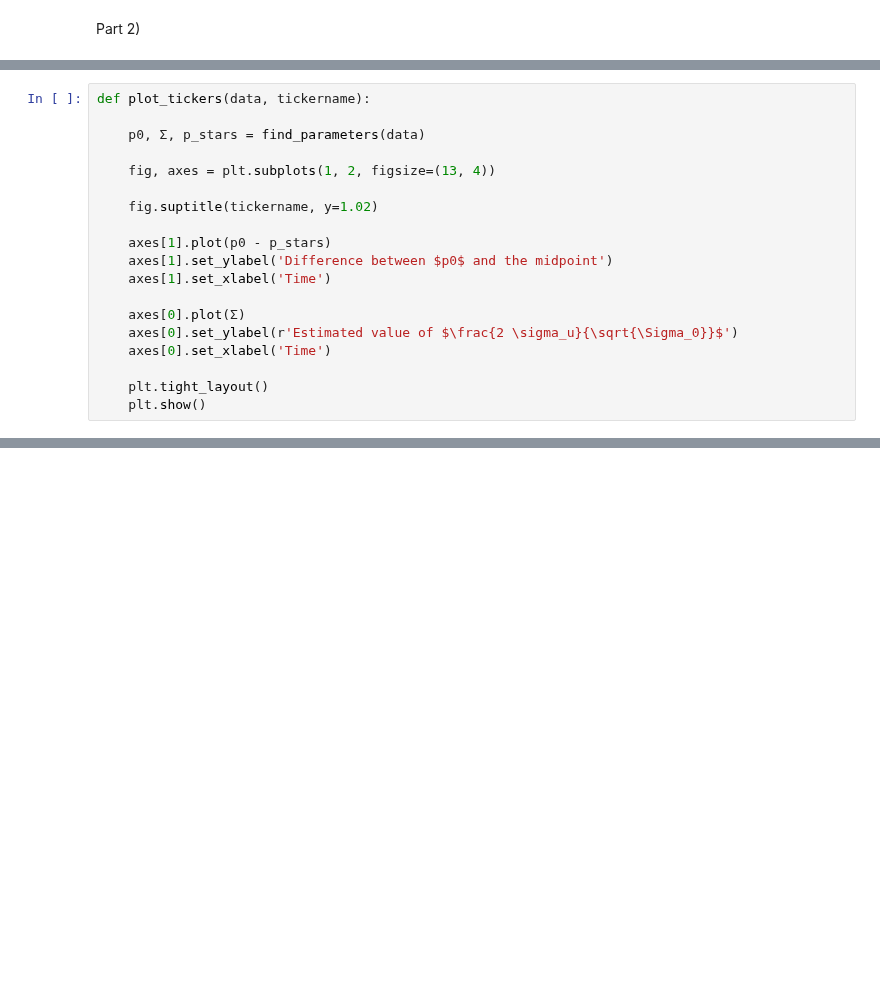
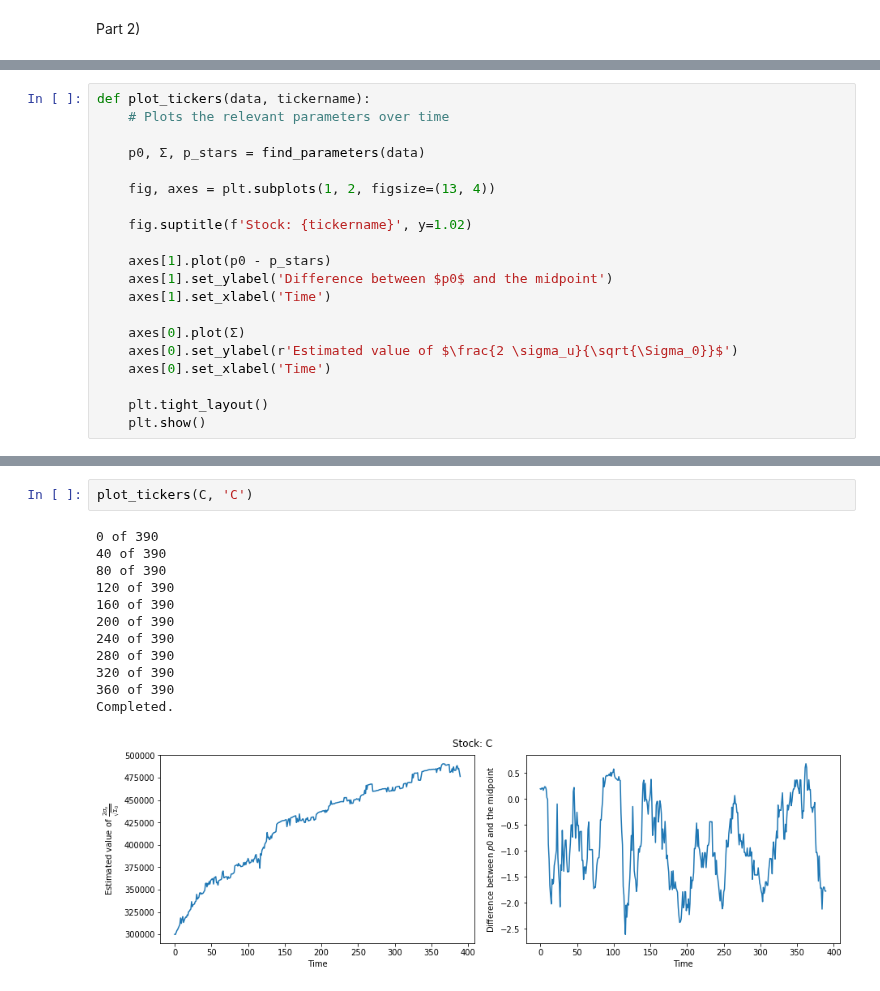
Before and after one commit to natashawatkins/BootCamp2018, a Jupyter notebook: Probsets/Econ/Probset6/kyle-model.ipynb, the cells around one changed output, grey strips where cells are left out. Drawn from its saved outputs; the diff is of its cells as text; blank space fills up the shorter version.

```diff
--- a/Probsets/Econ/Probset6/kyle-model.ipynb
+++ b/Probsets/Econ/Probset6/kyle-model.ipynb
@@ -121,12 +130,13 @@ def find_parameters(data):
     return p_0, β_s, p_stars  # β is equivalent to Σ
 # %%
 def plot_tickers(data, tickername):
+    # Plots the relevant parameters over time
 
     p0, Σ, p_stars = find_parameters(data)
 
     fig, axes = plt.subplots(1, 2, figsize=(13, 4))
 
-    fig.suptitle(tickername, y=1.02)
+    fig.suptitle(f'Stock: {tickername}', y=1.02)
 
     axes[1].plot(p0 - p_stars)
     axes[1].set_ylabel('Difference between $p0$ and the midpoint')
@@ -185,0 +196,15 @@ Completed.
+# %%
+plot_tickers(C, 'C')
+# %% [output]
+0 of 390
+40 of 390
+80 of 390
+120 of 390
+160 of 390
+200 of 390
+240 of 390
+280 of 390
+320 of 390
+360 of 390
+Completed.
+[figure, added]
```
Also changed, not shown: parts of 12 cells of this notebook.
